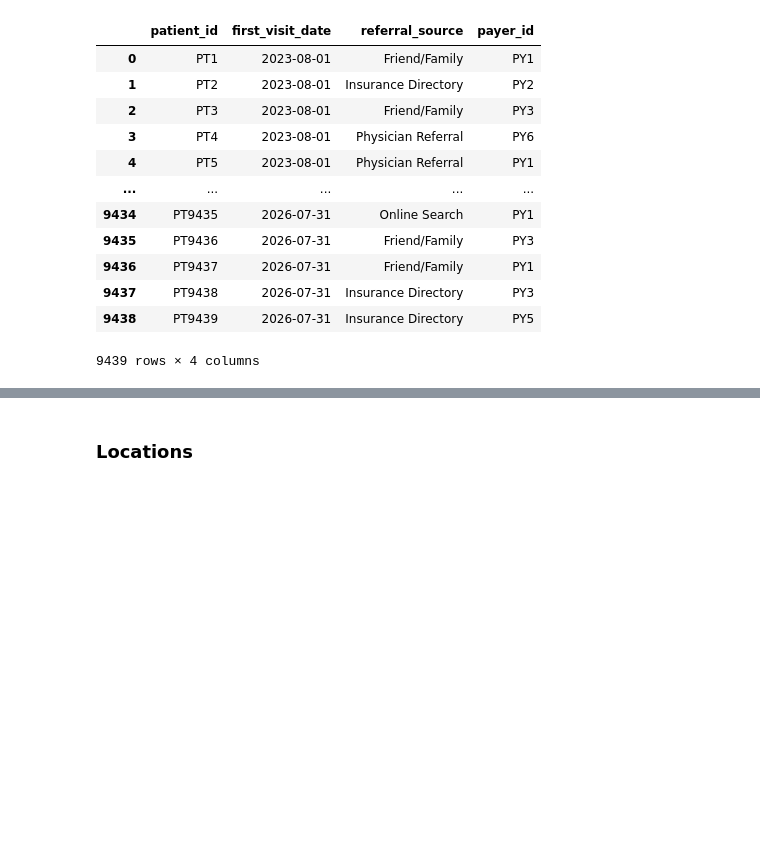
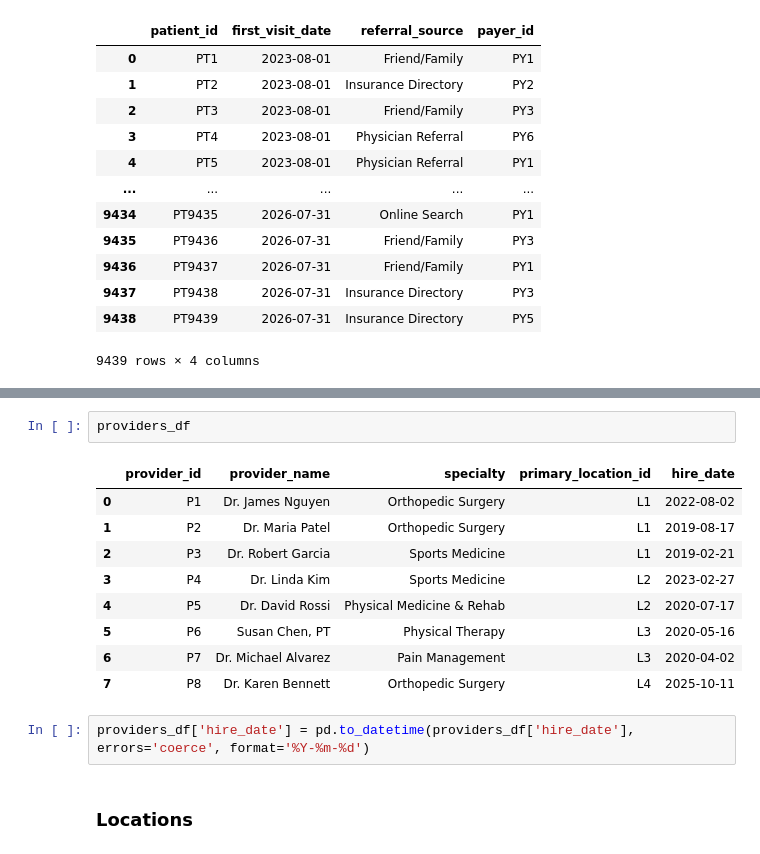
Before and after one commit to imtimtam/ortho-dashboard, a Jupyter notebook: notebook/data_cleaning.ipynb, the cells around one changed output, grey strips where cells are left out. Drawn from its saved outputs; the diff is of its cells as text; blank space fills up the shorter version.

```diff
--- a/notebook/data_cleaning.ipynb
+++ b/notebook/data_cleaning.ipynb
@@ -277,2 +313,16 @@ patients_df.drop_duplicates()
+# %%
+providers_df
+# %% [output]
+|  | provider_id | provider_name | specialty | primary_location_id | hire_date |
+| 0 | P1 | Dr. James Nguyen | Orthopedic Surgery | L1 | 2022-08-02 |
+| 1 | P2 | Dr. Maria Patel | Orthopedic Surgery | L1 | 2019-08-17 |
+| 2 | P3 | Dr. Robert Garcia | Sports Medicine | L1 | 2019-02-21 |
+| 3 | P4 | Dr. Linda Kim | Sports Medicine | L2 | 2023-02-27 |
+| 4 | P5 | Dr. David Rossi | Physical Medicine & Rehab | L2 | 2020-07-17 |
+| 5 | P6 | Susan Chen, PT | Physical Therapy | L3 | 2020-05-16 |
+| 6 | P7 | Dr. Michael Alvarez | Pain Management | L3 | 2020-04-02 |
+| 7 | P8 | Dr. Karen Bennett | Orthopedic Surgery | L4 | 2025-10-11 |
+# %%
+providers_df['hire_date'] = pd.to_datetime(providers_df['hire_date'], errors='coerce', format='%Y-%m-%d')
 # %% [markdown]
 ### Locations
```
Also changed, not shown: parts of 17 cells of this notebook.
